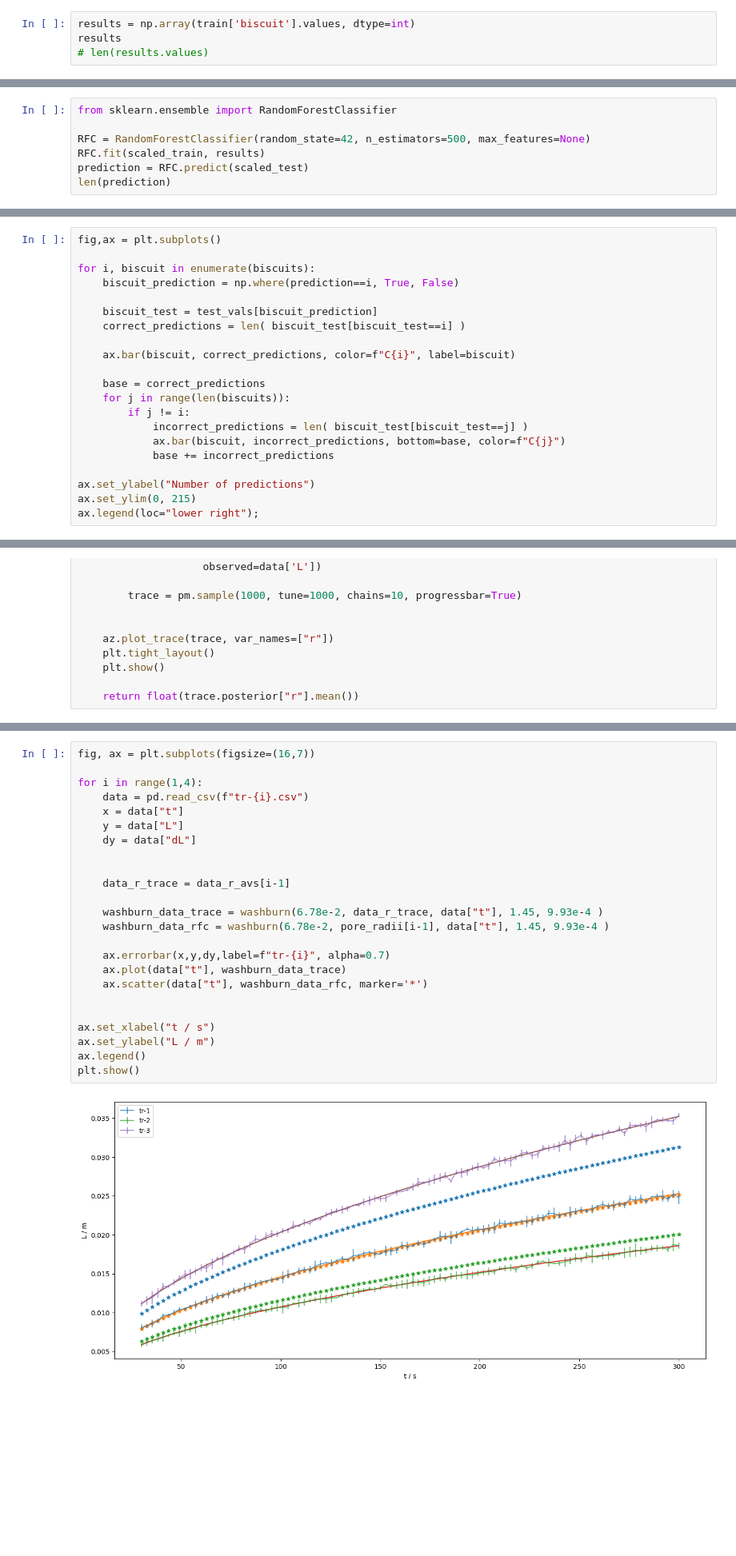
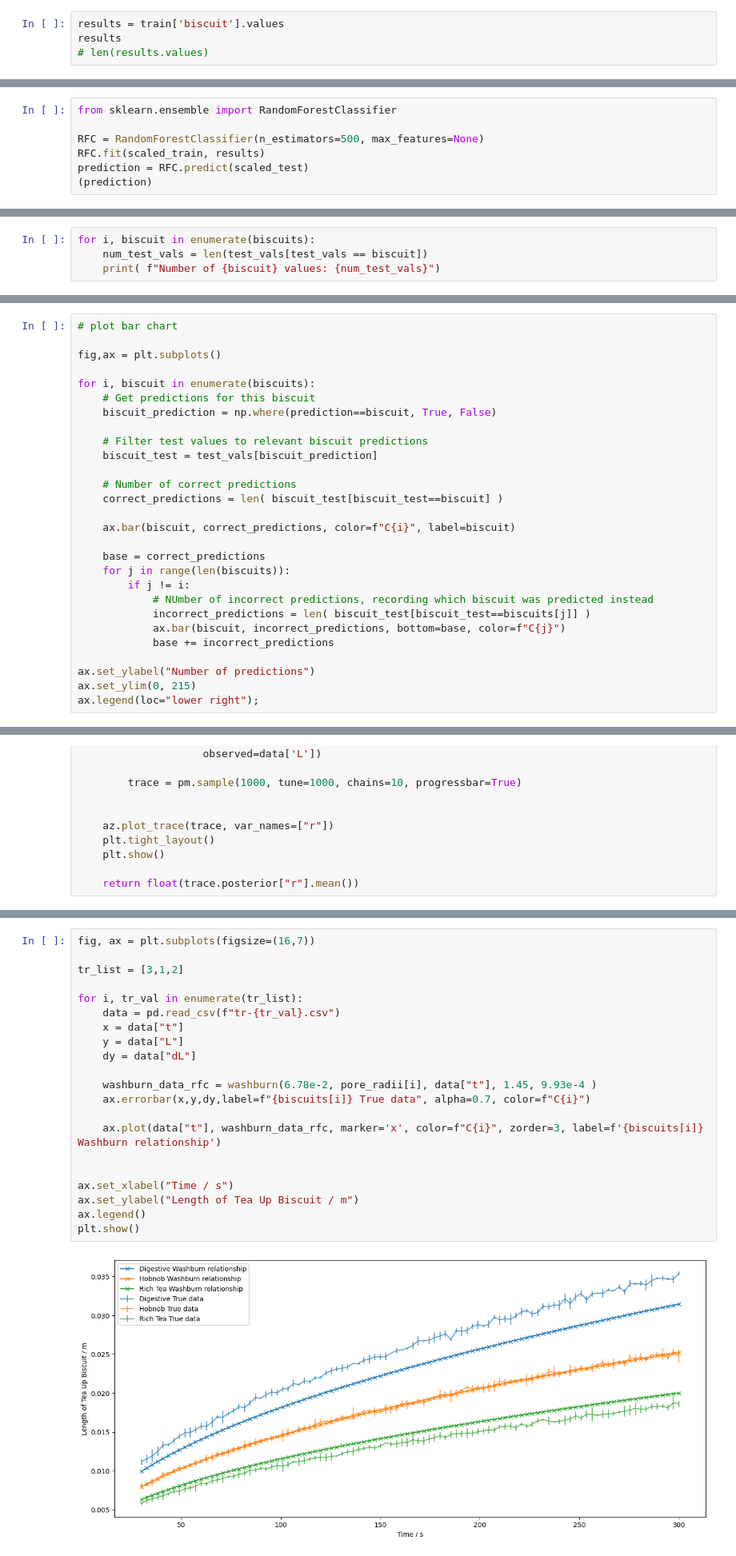
Before and after one commit to M4ffff/ML_biscuit_analysis, a Jupyter notebook: initial.ipynb, the cells around one changed output, grey strips where cells are left out. Shown at 80% size. Saved outputs shown, nothing was run; the diff lists cells and outputs as text; blank space fills up the shorter version.

```diff
--- a/initial.ipynb
+++ b/initial.ipynb
@@ -96,6 +85,6 @@ train['biscuit']
 Name: biscuit, Length: 2400, dtype: object
 # %%
-results = np.array(train['biscuit'].values, dtype=int)
+results = train['biscuit'].values
 results
 # len(results.values)
 # %% [output]
@@ -111,8 +116,8 @@ results.shape
 # %%
 from sklearn.ensemble import RandomForestClassifier
 
-RFC = RandomForestClassifier(random_state=42, n_estimators=500, max_features=None)
+RFC = RandomForestClassifier(n_estimators=500, max_features=None)
 RFC.fit(scaled_train, results)
 prediction = RFC.predict(scaled_test)
-len(prediction)
+(prediction)
 # %% [output]
@@ -143,0 +173,4 @@ print(len(test_vals[test_vals == 2]))
+# %%
+for i, biscuit in enumerate(biscuits):
+    num_test_vals = len(test_vals[test_vals == biscuit])
+    print( f"Number of {biscuit} values: {num_test_vals}")
@@ -144,18 +181,25 @@ print(len(test_vals[test_vals == 2]))
 # %%
+# plot bar chart
+
 fig,ax = plt.subplots()
 
 for i, biscuit in enumerate(biscuits):
-    biscuit_prediction = np.where(prediction==i, True, False)
+    # Get predictions for this biscuit
+    biscuit_prediction = np.where(prediction==biscuit, True, False)
 
+    # Filter test values to relevant biscuit predictions
     biscuit_test = test_vals[biscuit_prediction]
-    correct_predictions = len( biscuit_test[biscuit_test==i] )
+
+    # Number of correct predictions
+    correct_predictions = len( biscuit_test[biscuit_test==biscuit] )
 
     ax.bar(biscuit, correct_predictions, color=f"C{i}", label=biscuit)
 
     base = correct_predictions
     for j in range(len(biscuits)):
         if j != i:
-            incorrect_predictions = len( biscuit_test[biscuit_test==j] )
+            # NUmber of incorrect predictions, recording which biscuit was predicted instead
+            incorrect_predictions = len( biscuit_test[biscuit_test==biscuits[j]] )
             ax.bar(biscuit, incorrect_predictions, bottom=base, color=f"C{j}")
             base += incorrect_predictions
 
@@ -575,29 +636,26 @@ NUTS: [r]
 # %%
 fig, ax = plt.subplots(figsize=(16,7))
 
-for i in range(1,4):
-    data = pd.read_csv(f"tr-{i}.csv")
+tr_list = [3,1,2]
+
+for i, tr_val in enumerate(tr_list):
+    data = pd.read_csv(f"tr-{tr_val}.csv")
     x = data["t"]
     y = data["L"]
     dy = data["dL"]
 
+    washburn_data_rfc = washburn(6.78e-2, pore_radii[i], data["t"], 1.45, 9.93e-4 )
+    ax.errorbar(x,y,dy,label=f"{biscuits[i]} True data", alpha=0.7, color=f"C{i}")
 
-    data_r_trace = data_r_avs[i-1]
-
-    washburn_data_trace = washburn(6.78e-2, data_r_trace, data["t"], 1.45, 9.93e-4 )
-    washburn_data_rfc = washburn(6.78e-2, pore_radii[i-1], data["t"], 1.45, 9.93e-4 )
-
-    ax.errorbar(x,y,dy,label=f"tr-{i}", alpha=0.7)
-    ax.plot(data["t"], washburn_data_trace)
-    ax.scatter(data["t"], washburn_data_rfc, marker='*')
+    ax.plot(data["t"], washburn_data_rfc, marker='x', color=f"C{i}", zorder=3, label=f'{biscuits[i]} Washburn relationship')
 
 
-ax.set_xlabel("t / s")
-ax.set_ylabel("L / m")
+ax.set_xlabel("Time / s")
+ax.set_ylabel("Length of Tea Up Biscuit / m")
 ax.legend()
 plt.show()
 # %% [output]
-[figure, old version]
+[figure, new version]
 # %%
 print("hi")
 # %% [output]
```
Also changed, not shown: parts of 36 cells of this notebook.
